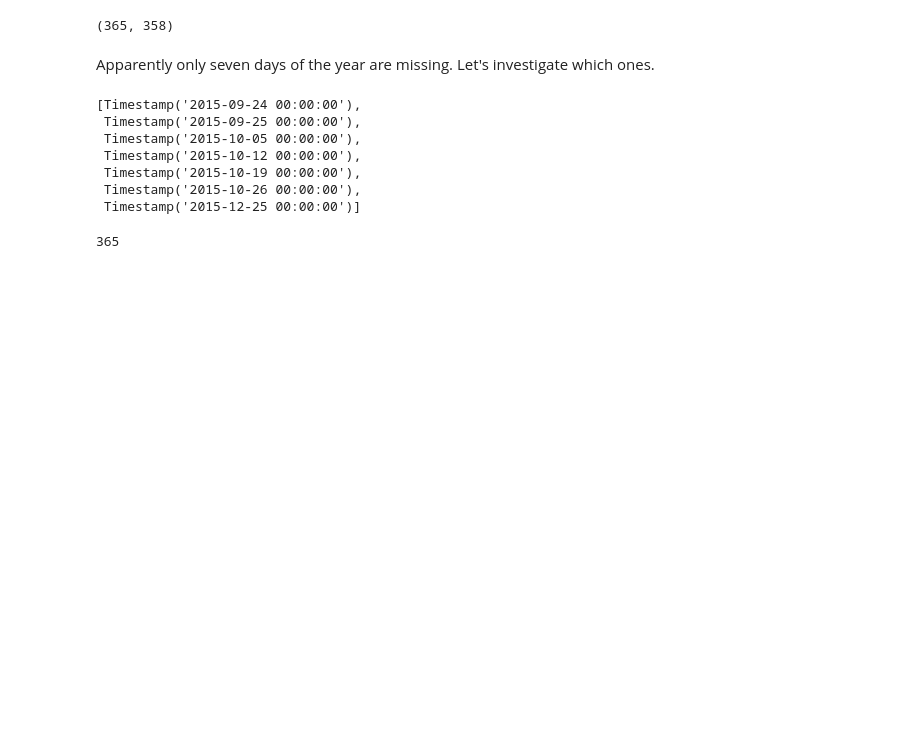
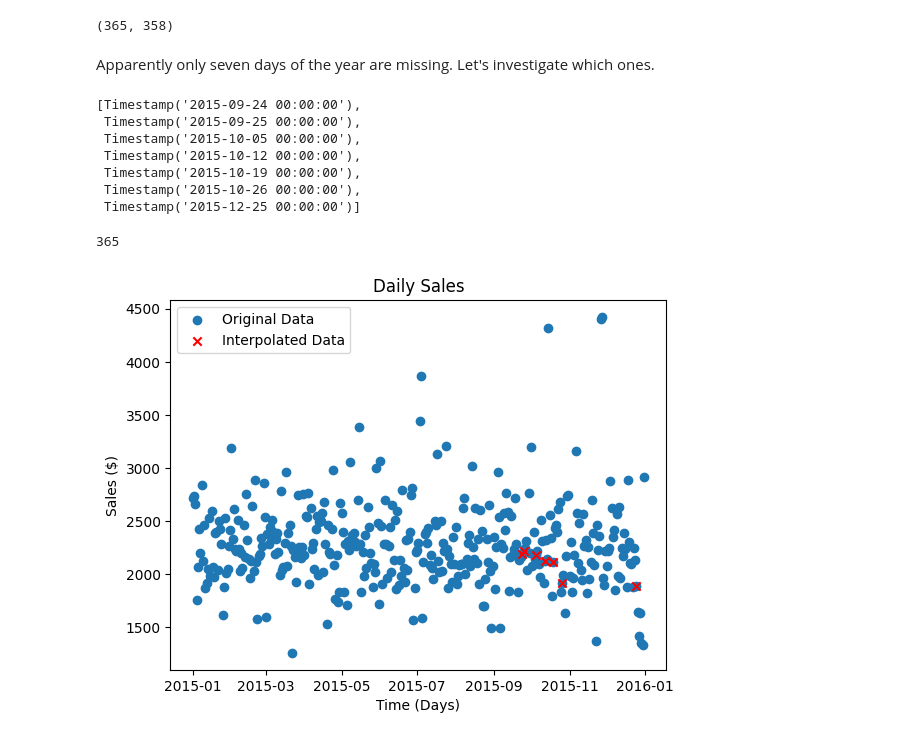
Before and after one commit to Caveexplorer/Kitchen-Sales-Forecasting, a Jupyter notebook: kitchen_sales_forecasting_cleaning.ipynb, the cells around one changed output. Cells and saved outputs as stored; diff of their text form; code cells hidden in the pictures; blank space fills up the shorter version.

Commit message:
Made separate document for modeling. Included plot of interpolated points in cleaning notebook.

```diff
--- a/kitchen_sales_forecasting_cleaning.ipynb
+++ b/kitchen_sales_forecasting_cleaning.ipynb
@@ -151,6 +152,19 @@ by_days.interpolate(method='time', inplace=True)
 len(by_days)
 # %% [output]
 365
+# %%
+# View the interpolated points with the rest of the native data points
+plt.scatter(x = by_days.index, y = by_days, label = 'Original Data')
+plt.scatter(x = by_days.loc[missing_dates_list].index, y = by_days.loc[missing_dates_list], c = 'r', marker = 'x', label = 'Interpolated Data')
+
+plt.title('Daily Sales')
+plt.xlabel('Time (Days)')
+plt.ylabel('Sales ($)')
+plt.legend()
+
+plt.show()
+# %% [output]
+[figure, added]
 # %%
 # Pickle cleaned up dataframe and save for later
 by_days.to_pickle('sales_by_day.pkl')
```
Also changed, not shown: parts of 1 cell of this notebook, 2 other files.
